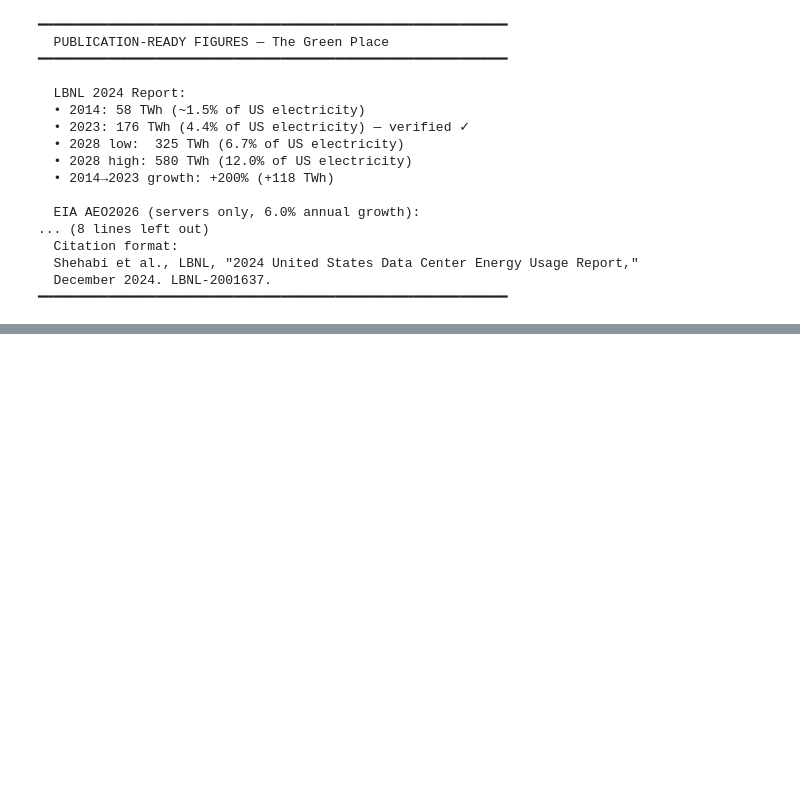
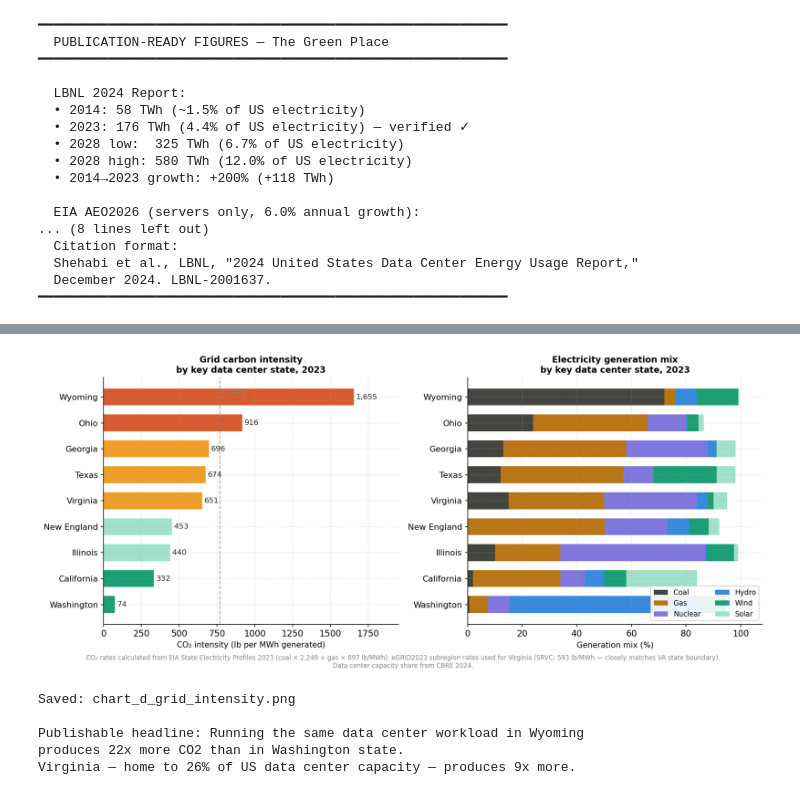
Before and after one commit to Tedshabecoff/greenplace-ai-energy, a Jupyter notebook: ai_energy_analysis.ipynb, the cells around one changed output, grey strips where cells are left out. Drawn from its saved outputs; the diff is of its cells as text; code cells hidden in the pictures; blank space fills up the shorter version.

Commit message:
Add grid carbon intensity analysis by state (Chart D)

```diff
--- a/ai_energy_analysis.ipynb
+++ b/ai_energy_analysis.ipynb
@@ -363,0 +461,72 @@ print('━' * 60)
+# %%
+# ── Chart D — Grid intensity + resource mix ────────────────────────────────────
+sg_plot = sg.sort_values('co2_lb_mwh').reset_index(drop=True)
+
+fig, (ax1, ax2) = plt.subplots(1, 2, figsize=(13, 5.5))
+
+# Color by intensity tier
+bar_colors = ['#1D9E75' if v < 400 else '#9FE1CB' if v < 600
+              else '#EF9F27' if v < 900 else '#D85A30'
+              for v in sg_plot.co2_lb_mwh]
+
+bars = ax1.barh(sg_plot.state, sg_plot.co2_lb_mwh, color=bar_colors, height=0.65)
+ax1.axvline(767, color='#888780', lw=1.2, ls='--', alpha=0.7)
+ax1.text(780, 8.3, 'US avg', fontsize=8.5, color='#888780', va='top')
+for bar, val in zip(bars, sg_plot.co2_lb_mwh):
+    ax1.text(val + 15, bar.get_y() + bar.get_height()/2,
+             f'{int(val):,}', va='center', fontsize=9.5, color='#2C2C2A')
+ax1.set_xlabel('CO₂ intensity (lb per MWh generated)', fontsize=10)
+ax1.set_xlim(0, 1950)
+ax1.set_title('Grid carbon intensity\nby key data center state, 2023', fontsize=11, fontweight='bold')
+ax1.tick_params(axis='y', labelsize=10.5)
+ax1.spines['top'].set_visible(False)
+ax1.spines['right'].set_visible(False)
+
+# Stacked resource mix
+fuel_data = [
+    ('coal',    'Coal',        '#444441'),
+    ('gas',     'Gas',         '#BA7517'),
+    ('nuclear', 'Nuclear',     '#7F77DD'),
+    ('hydro',   'Hydro',       '#378ADD'),
+    ('wind',    'Wind',        '#1D9E75'),
+    ('solar',   'Solar',       '#9FE1CB'),
+]
+left = np.zeros(len(sg_plot))
+for col, label, color in fuel_data:
+    vals = sg_plot[col].values
+    ax2.barh(sg_plot.state, vals, left=left, color=color, height=0.65, label=label)
+    left += vals
+
+ax2.set_xlabel('Generation mix (%)', fontsize=10)
+ax2.set_xlim(0, 108)
+ax2.set_title('Electricity generation mix\nby key data center state, 2023', fontsize=11, fontweight='bold')
+ax2.legend(loc='lower right', fontsize=9, framealpha=0.9, ncol=2)
+ax2.tick_params(axis='y', labelsize=10.5)
+ax2.spines['top'].set_visible(False)
+ax2.spines['right'].set_visible(False)
+
+fig.text(0.5, -0.03,
+    'CO₂ rates calculated from EIA State Electricity Profiles 2023 (coal × 2,249 + gas × 897 lb/MWh). '
+    'eGRID2023 subregion rates used for Virginia (SRVC: 593 lb/MWh — closely matches VA state boundary).\n'
+    'Data center capacity share from CBRE 2024.',
+    ha='center', fontsize=8, color='#888780')
+
+plt.tight_layout()
+plt.savefig('chart_d_grid_intensity.png', bbox_inches='tight', dpi=200)
+plt.show()
+print('Saved: chart_d_grid_intensity.png')
+
+# Print the headline stat for the article
+va_row = sg_plot[sg_plot.state=='Virginia'].iloc[0]
+wa_row = sg_plot[sg_plot.state=='Washington'].iloc[0]
+wy_row = sg_plot[sg_plot.state=='Wyoming'].iloc[0]
+print(f'\nPublishable headline: Running the same data center workload in Wyoming')
+print(f'produces {wy_row.co2_lb_mwh/wa_row.co2_lb_mwh:.0f}x more CO2 than in Washington state.')
+print(f'Virginia — home to 26% of US data center capacity — produces {va_row.co2_lb_mwh/wa_row.co2_lb_mwh:.0f}x more.')
+# %% [output]
+[figure, added]
+Saved: chart_d_grid_intensity.png
+
+Publishable headline: Running the same data center workload in Wyoming
+produces 22x more CO2 than in Washington state.
+Virginia — home to 26% of US data center capacity — produces 9x more.
```
Also changed, not shown: parts of 2 cells of this notebook.
